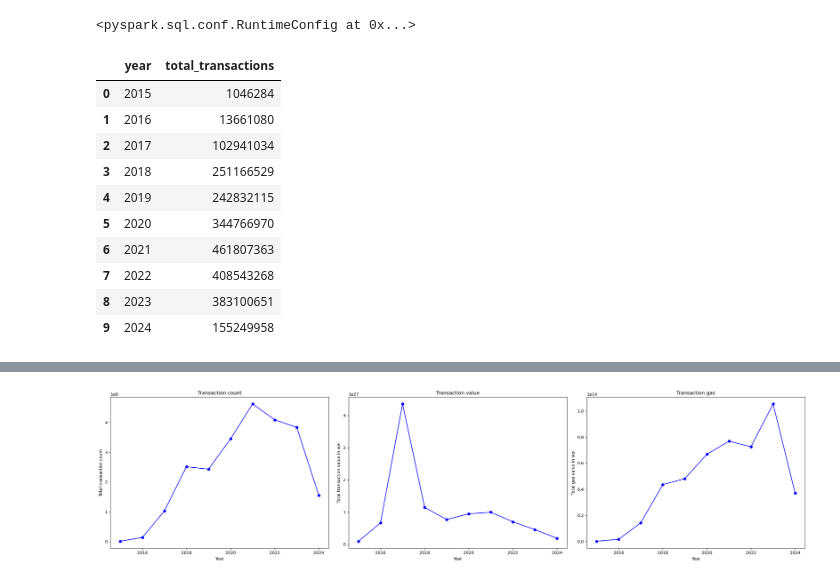
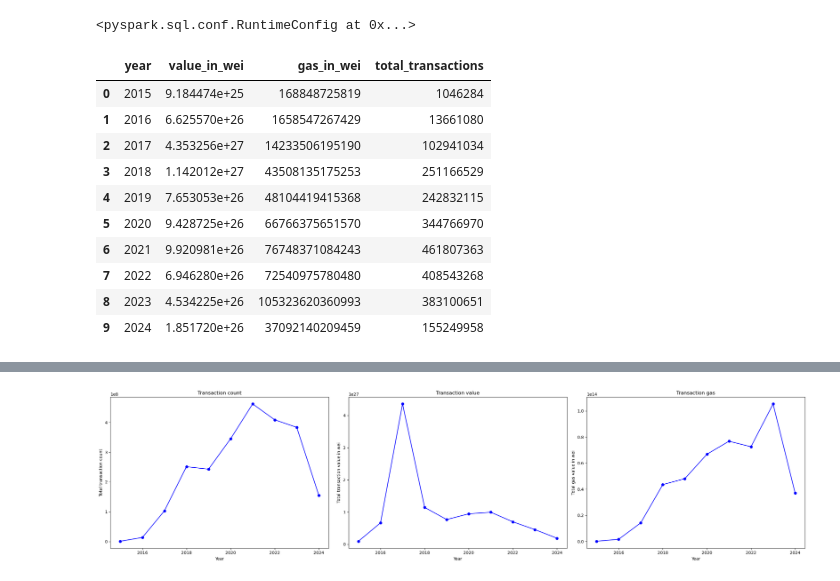
Before and after one commit to vsitucal-personal/bdcc_lab, a Jupyter notebook: BDCC_Lab.ipynb, the cells around one changed output, grey strips where cells are left out. Cells and saved outputs as stored; diff of their text form; code cells hidden in the pictures.

```diff
--- a/BDCC_Lab.ipynb
+++ b/BDCC_Lab.ipynb
@@ -24,17 +24,17 @@ spark.conf
 # %%
 df_eth_trans.createOrReplaceTempView("df_eth_trans")
 # %%
-eth_tot_trans = spark.sql(read_sql_file("sql/eth_tot_trans.sql")).toPandas()
+eth_tot_trans = spark.sql(read_sql_file("sql/eth_tot_value.sql")).toPandas()
 eth_tot_trans
 # %% [output]
-|  | year | total_transactions |
-| 0 | 2015 | 1046284 |
-| 1 | 2016 | 13661080 |
-| 2 | 2017 | 102941034 |
-| 3 | 2018 | 251166529 |
-| 4 | 2019 | 242832115 |
-| 5 | 2020 | 344766970 |
-| 6 | 2021 | 461807363 |
-| 7 | 2022 | 408543268 |
-| 8 | 2023 | 383100651 |
-| 9 | 2024 | 155249958 |
+|  | year | value_in_wei | gas_in_wei | total_transactions |
+| 0 | 2015 | 9.184474e+25 | 168848725819 | 1046284 |
+| 1 | 2016 | 6.625570e+26 | 1658547267429 | 13661080 |
+| 2 | 2017 | 4.353256e+27 | 14233506195190 | 102941034 |
+| 3 | 2018 | 1.142012e+27 | 43508135175253 | 251166529 |
+| 4 | 2019 | 7.653053e+26 | 48104419415368 | 242832115 |
+| 5 | 2020 | 9.428725e+26 | 66766375651570 | 344766970 |
+| 6 | 2021 | 9.920981e+26 | 76748371084243 | 461807363 |
+| 7 | 2022 | 6.946280e+26 | 72540975780480 | 408543268 |
+| 8 | 2023 | 4.534225e+26 | 105323620360993 | 383100651 |
+| 9 | 2024 | 1.851720e+26 | 37092140209459 | 155249958 |
```
Also changed, not shown: parts of 3 cells of this notebook, 3 other files.
